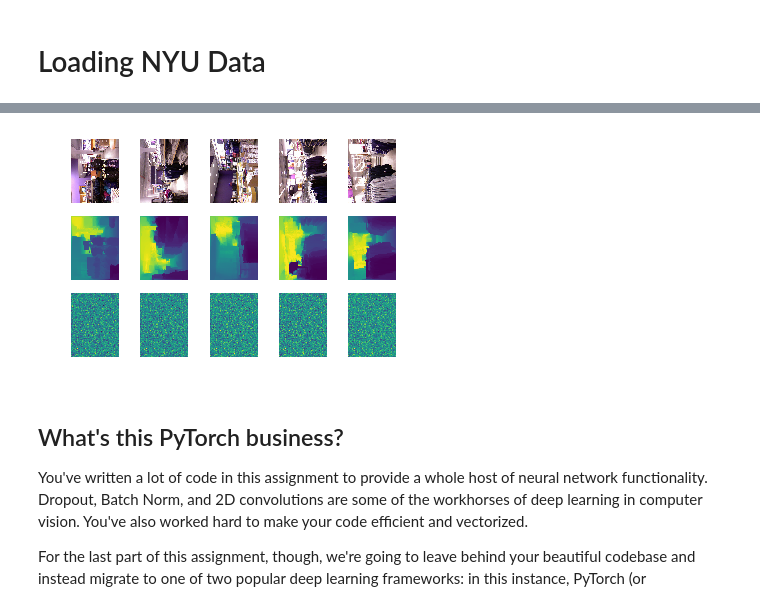
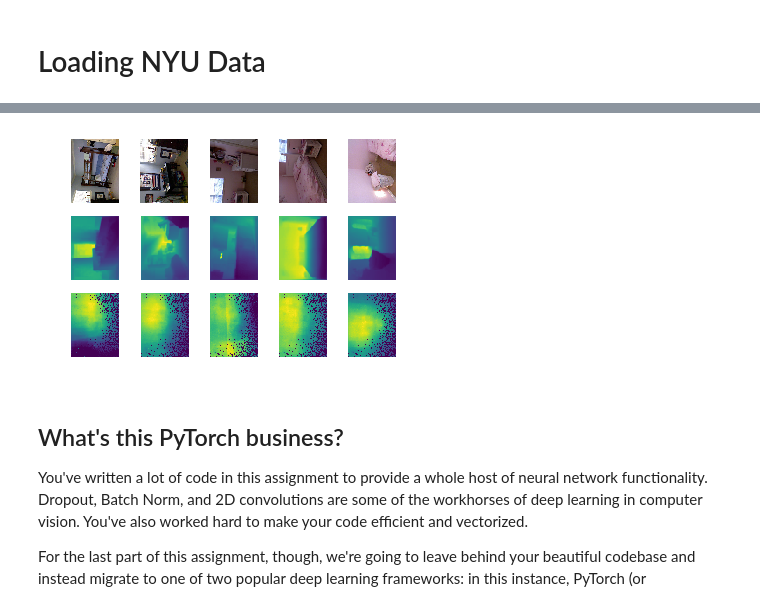
Before and after one commit to maxiaoba/imageDepth, a Jupyter notebook: NYU_Data_train.ipynb, the cells around one changed output, grey strips where cells are left out. Drawn from its saved outputs; the diff is of its cells as text; code cells hidden in the pictures.

Commit message:
train on 1400 data

```diff
--- a/NYU_Data_train.ipynb
+++ b/NYU_Data_train.ipynb
@@ -132,2 +131,7 @@ Sequential (
   )
 )
+# %%
+x_val=images_pytorch[NUM_TRAIN:,:,:,:]
+y_val=depths_pytorch[NUM_TRAIN:,:,:]
+print(x_val.size())
+print(y_val.size())
@@ -134,18 +141,22 @@ Sequential (
 # %%
-print_every=1
-lr=1e-3
-adam_optim=optim.Adam(course_model.parameters(),lr=lr)
+print_every=100
+lr=1e-4
+adam_optim=optim.Adam(coarse_model.parameters(),lr=lr)
 
 # images_var=Variable(images_pytorch.type(dtype),requires_grad=False)
 depths_var=Variable(depths_pytorch.type(dtype),requires_grad=False)
 def RMSE_log(pred,y):
-    pred=pred-pred.min()+1
+#     print(-pred.min()+1)
+#     pred=(pred-pred.min().expand(pred.size()))+(1)
+    pred=pred+1
+    print("min",pred.min().data,",max",pred.max().data)
     N,W,H=pred.size()
     log_pred=pred.log()
+    y=y-y.min().expand(y.size())+1
     log_y=y.log()
-    a=(log_y-log_pred).sum()
-    b=(log_pred-log_y)+a
-    return b.pow(2).sum()
+    alpha=(log_y-log_pred).sum()/W/H
+    diff=(log_pred-log_y)+alpha.expand(log_y.size())
+    return diff.pow(2).sum()
 
 # RMSE_linear=nn.MSELoss().type(dtype)
 
@@ -156,6 +167,8 @@ def RMSE_linear(pred,y):
 def train(model, loss_fn, optimizer, num_epochs = 1):
     for epoch in range(num_epochs):
         model.train() # set the model to training mode, only effect batchnorm and dropout
+        avg_loss=0
+        num_batches=0
         for t,(x,y) in enumerate(loader_train):
             x_var=Variable(x.type(dtype),requires_grad=False)
             y_var=Variable(y.type(dtype),requires_grad=False)
@@ -163,10 +176,18 @@ def train(model, loss_fn, optimizer, num_epochs = 1):
             loss = loss_fn(pred, y_var)
             if (t+1) % print_every==0:
                 print('t = %d, loss = %.4f' % (t+1, loss.data[0]))
+            avg_loss+=loss.data[0]
+            num_batches+=1
             optimizer.zero_grad()
             loss.backward()
             optimizer.step()
+        avg_loss/=num_batches
+        x_var=Variable(x_val.type(dtype),requires_grad=False)
+        y_var=Variable(y_val.type(dtype),requires_grad=False)
+        pred=coarse_model(x_var)
+        loss=loss_fn(pred,y_var)
+        print("epoch:",epoch,"average training loss: ",avg_loss,"validation loss:",loss.data[0])
 
 
-train(coarse_model,RMSE_linear,adam_optim,2)
+train(coarse_model,RMSE_linear,adam_optim,150)
 # %% [output]
@@ -191,36 +204,40 @@ t = 9, loss = 69892.1406
 # %%
+%matplotlib inline
 import matplotlib.pyplot as plt
 def imshow_noax(img, normalize=True):
     """ Tiny helper to show images as uint8 and remove axis labels """
 
     if normalize:
         img_max, img_min = np.max(img), np.min(img)
         img = 255.0 * (img - img_min) / (img_max - img_min)
     plt.imshow(img.astype('uint8'))
     plt.gca().axis('off')
 
 # visualize 5 images
 NUM_SHOW=5
 for t,(x,y) in enumerate(loader_val):
     x_var=Variable(x.type(dtype),requires_grad=False)
     y_var=Variable(y.type(dtype),requires_grad=False)
-    course_model.train(False)
+    coarse_model.train(False)
     pred=coarse_model(x_var)
+    x_var=x_var.cpu()
+    y_var=y_var.cpu()
+    pred=pred.cpu()
     for i in range(NUM_SHOW):
         plt.subplot(3,NUM_SHOW,i+1)
         img=x_var[i,:,:,:].data.numpy()
         img=np.rollaxis(img,0,3)
         imshow_noax(img,False)
         plt.subplot(3,NUM_SHOW,NUM_SHOW+i+1)
         img=y_var[i,:,:].data.numpy()
         imshow_noax(img)
         plt.subplot(3,NUM_SHOW,2*NUM_SHOW+i+1)
         img=pred[i,:,:].data.numpy()
         imshow_noax(img)
     break
 plt.show()
 # %% [output]
-[figure, old version]
+[figure, new version]
 # %% [markdown]
 ## What's this PyTorch business?
 
```
Also changed, not shown: parts of 4 cells of this notebook.
